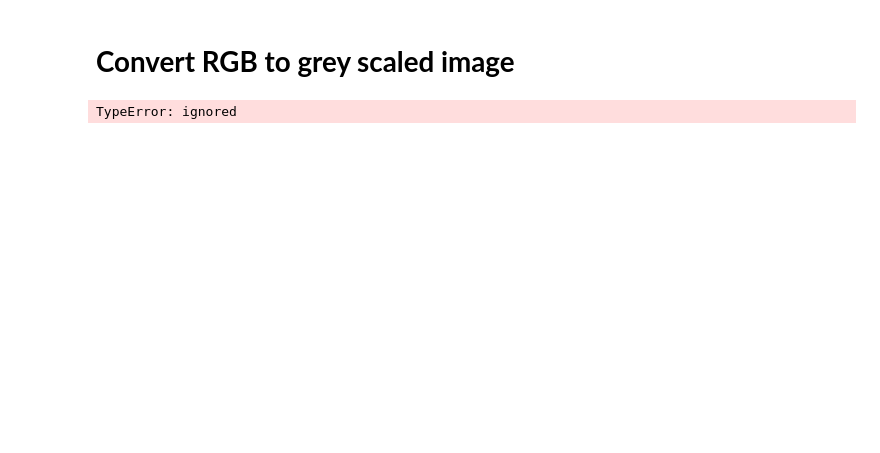
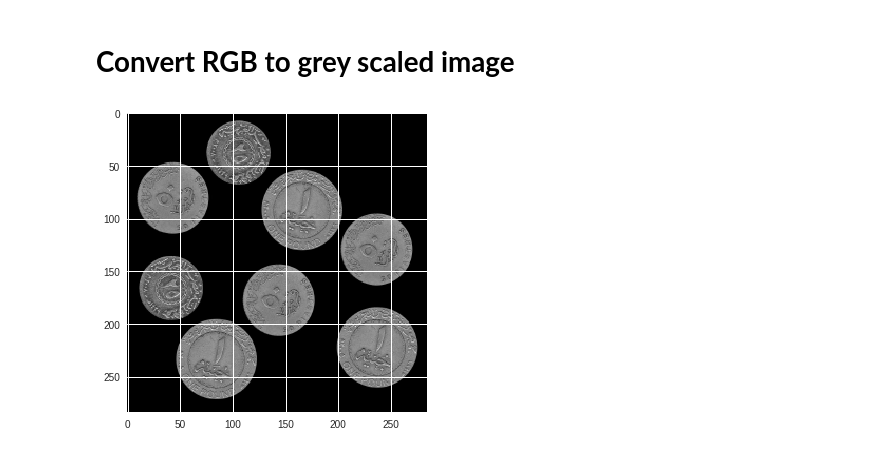
Before and after one commit to yomnabarakate21/Computer-vision-Course-assignments, a Jupyter notebook: assignment3.ipynb, the cells around one changed output. Saved outputs shown, nothing was run; the diff lists cells and outputs as text; code cells hidden in the pictures; blank space fills up the shorter version.

Commit message:
smooth image

```diff
--- a/assignment3.ipynb
+++ b/assignment3.ipynb
@@ -31,11 +31,11 @@ test_downloaded.GetContentFile('coin.PNG')
 # %% [markdown]
 # **Convert RGB to grey scaled image**
 # %%
-rgb_img = array(Image.open('coin.PNG').convert('L'))
+gray_img = array(Image.open('coin.PNG').convert('L'))
 
-plt.imshow(rgb_img, cmap="gray")
+plt.imshow(gray_img, cmap="gray")
 plt.show()
 # %% [output]
-TypeError: ignored
+[figure, added]
 # %% [markdown]
 # **Smoothing the image**
```
Also changed, not shown: parts of 2 cells of this notebook.
